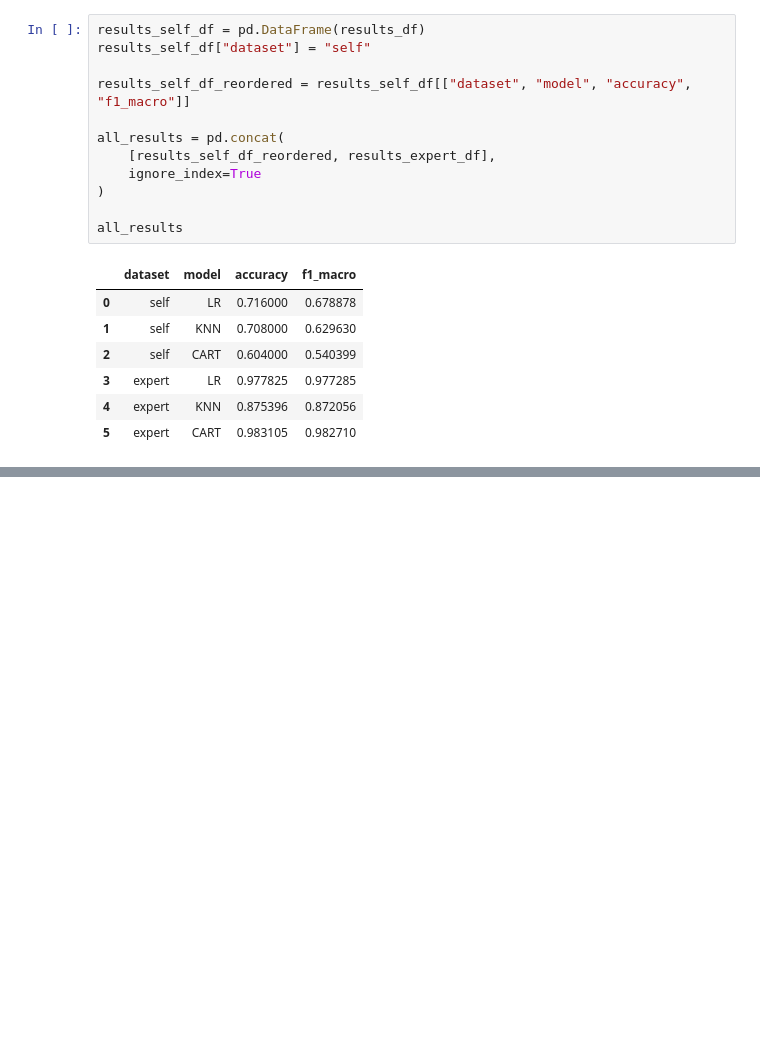
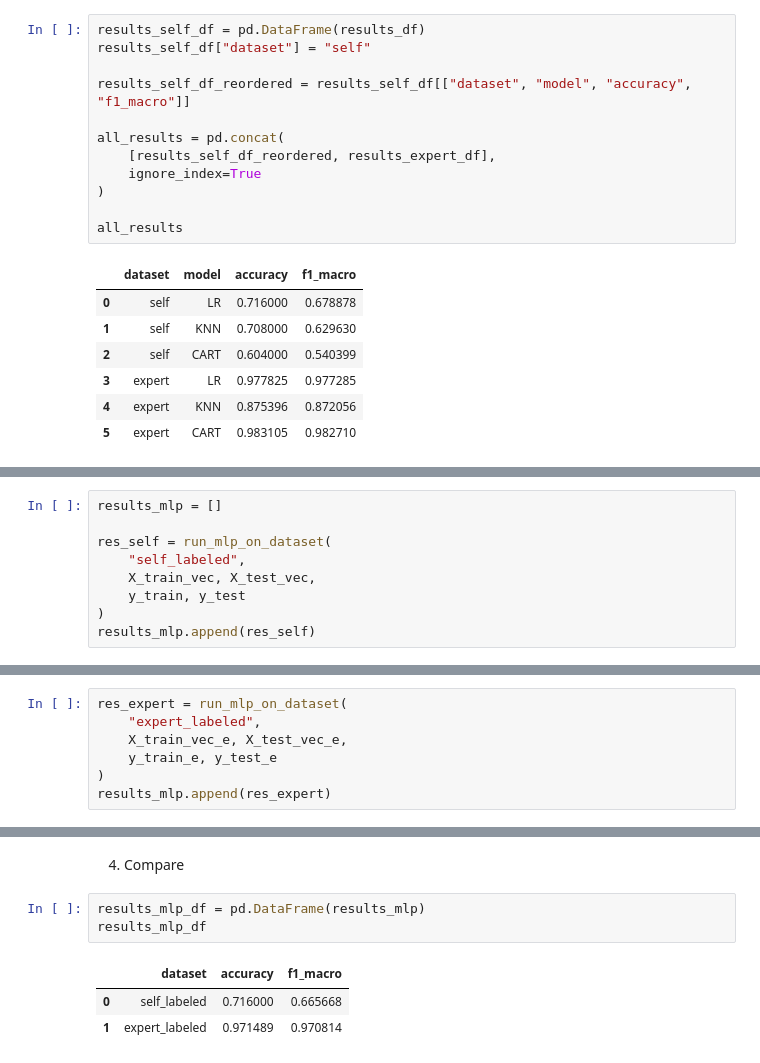
Before and after one commit to Jeandeng47/earnings-alpha, a Jupyter notebook: notebooks/final.ipynb, the cells around one changed output, grey strips where cells are left out. Cells and saved outputs as stored; diff of their text form; blank space fills up the shorter version.

```diff
--- a/notebooks/final.ipynb
+++ b/notebooks/final.ipynb
@@ -558,0 +604,9 @@ all_results
+# %%
+results_mlp = []
+
+res_self = run_mlp_on_dataset(
+    "self_labeled",
+    X_train_vec, X_test_vec,
+    y_train, y_test
+)
+results_mlp.append(res_self)
@@ -558,0 +631,7 @@ all_results
+# %%
+res_expert = run_mlp_on_dataset(
+    "expert_labeled",
+    X_train_vec_e, X_test_vec_e,
+    y_train_e, y_test_e
+)
+results_mlp.append(res_expert)
@@ -558,0 +654,9 @@ all_results
+# %% [markdown]
+4. Compare
+# %%
+results_mlp_df = pd.DataFrame(results_mlp)
+results_mlp_df
+# %% [output]
+|  | dataset | accuracy | f1_macro |
+| 0 | self_labeled | 0.716000 | 0.665668 |
+| 1 | expert_labeled | 0.971489 | 0.970814 |
```
Also changed, not shown: parts of 15 cells of this notebook.
